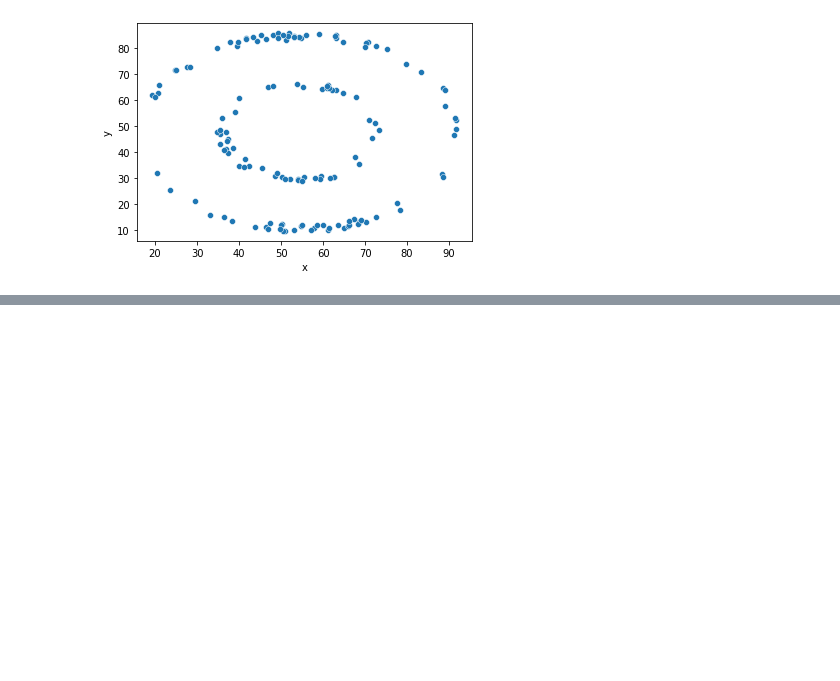
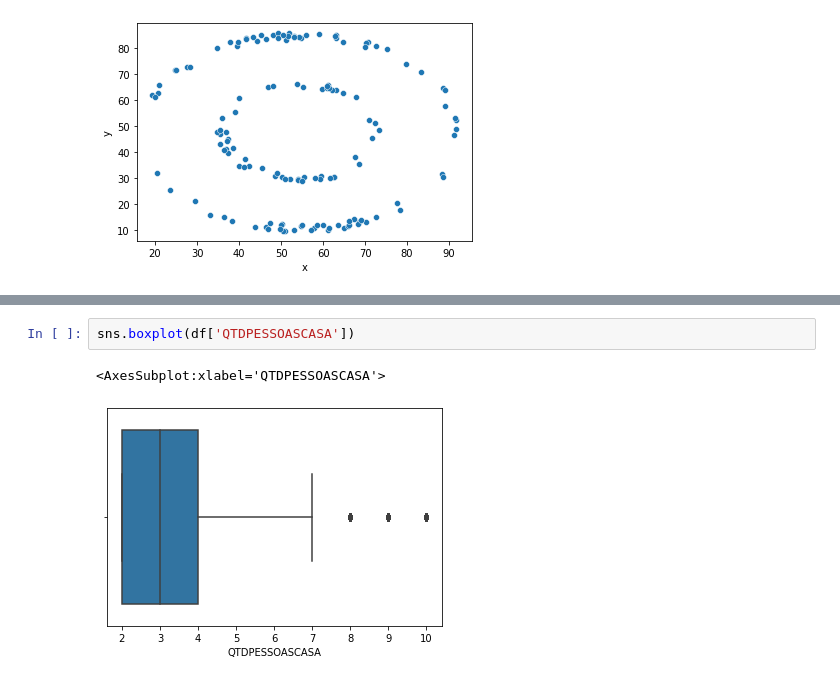
Before and after one commit to jpbarddal/jpbarddal.github.io, a Jupyter notebook: assets/data/lectures/2023/ppgia_data_science_2023.ipynb, the cells around one changed output, grey strips where cells are left out. Cells and saved outputs as stored; diff of their text form; blank space fills up the shorter version.

```diff
--- a/assets/data/lectures/2023/ppgia_data_science_2023.ipynb
+++ b/assets/data/lectures/2023/ppgia_data_science_2023.ipynb
@@ -306,0 +399,5 @@ for i in range(0, 10):
+# %%
+sns.boxplot(df['QTDPESSOASCASA'])
+# %% [output]
+<AxesSubplot:xlabel='QTDPESSOASCASA'>
+[figure, added]
```
Also changed, not shown: parts of 32 cells of this notebook, 4 other files.
